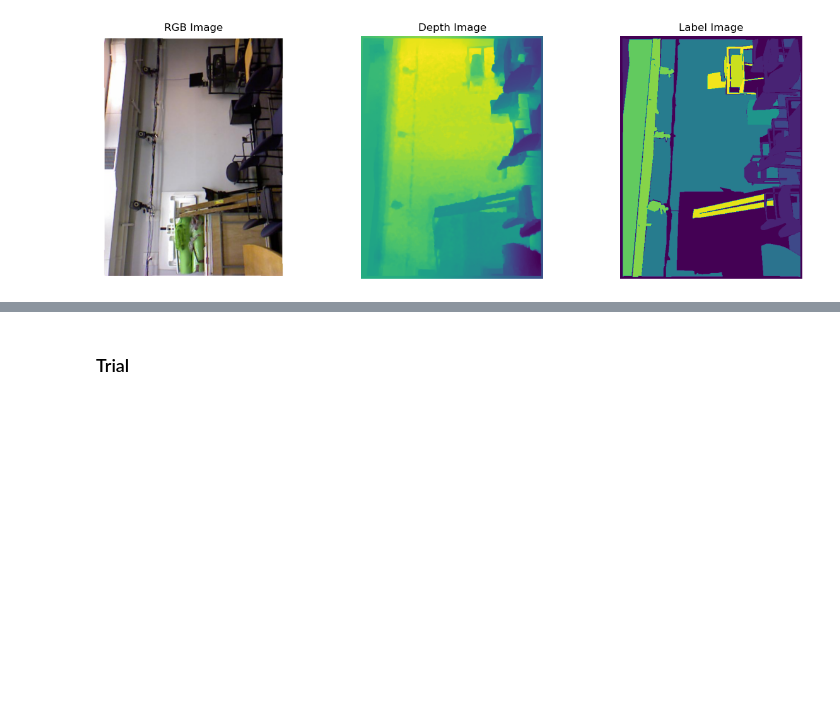
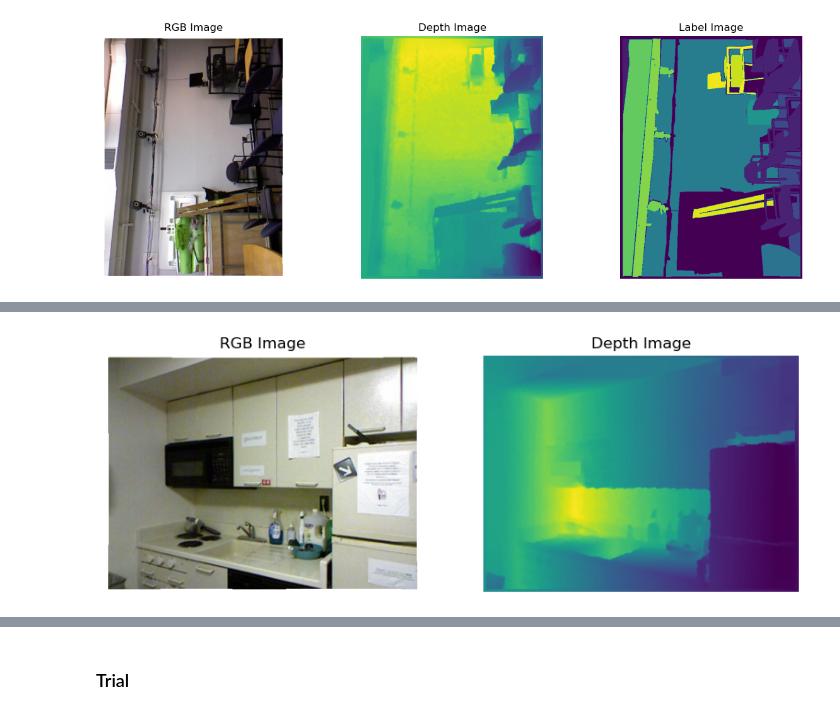
Before and after one commit to AbinashChetia/emanet4rgbd, a Jupyter notebook: notebook.ipynb, the cells around one changed output, grey strips where cells are left out. Cells and saved outputs as stored; diff of their text form; code cells hidden in the pictures; blank space fills up the shorter version.

```diff
--- a/notebook.ipynb
+++ b/notebook.ipynb
@@ -187,0 +190,13 @@ nyu_depth_v2_labeled_data['labels'][3].max(), nyu_depth_v2_labeled_data['labels'
+# %%
+plt.figure(figsize=(15, 5))
+plt.subplot(1, 3, 1)
+plt.imshow(nyu_depth_v2_labeled_data['images'][1].transpose(1, 2, 0))
+plt.axis('off')
+plt.title('RGB Image')
+plt.subplot(1, 3, 2)
+plt.imshow(nyu_depth_v2_labeled_data['depths'][1])
+plt.axis('off')
+plt.title('Depth Image')
+plt.show()
+# %% [output]
+[figure, added]
```
Also changed, not shown: parts of 8 cells of this notebook, 3 other files.
